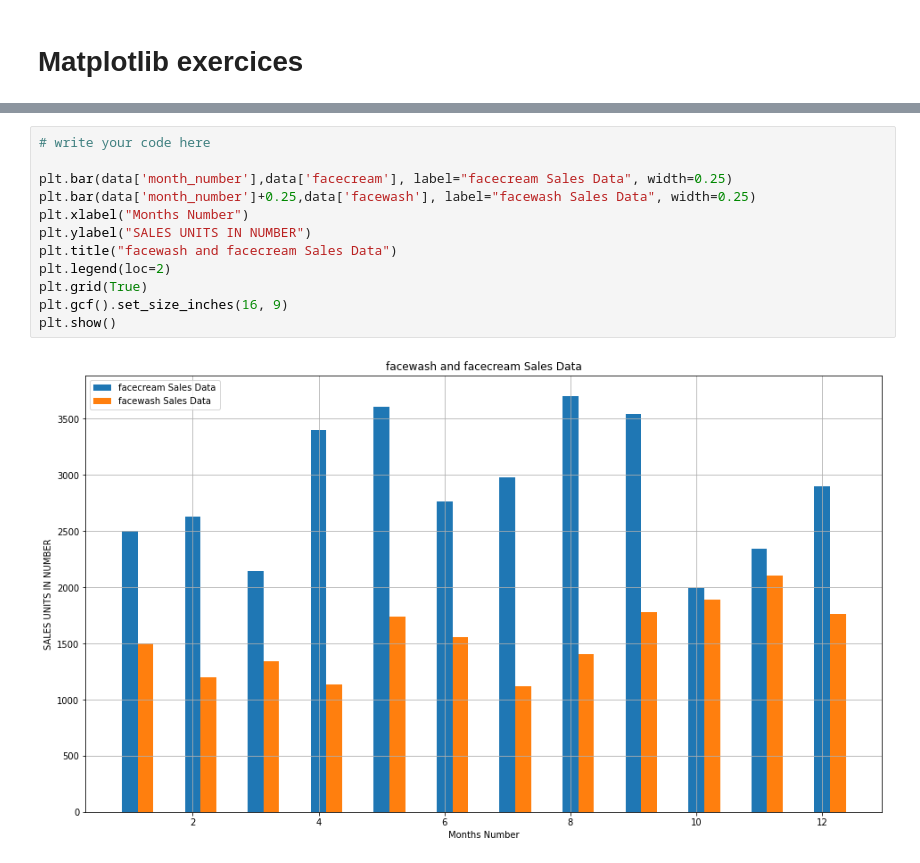
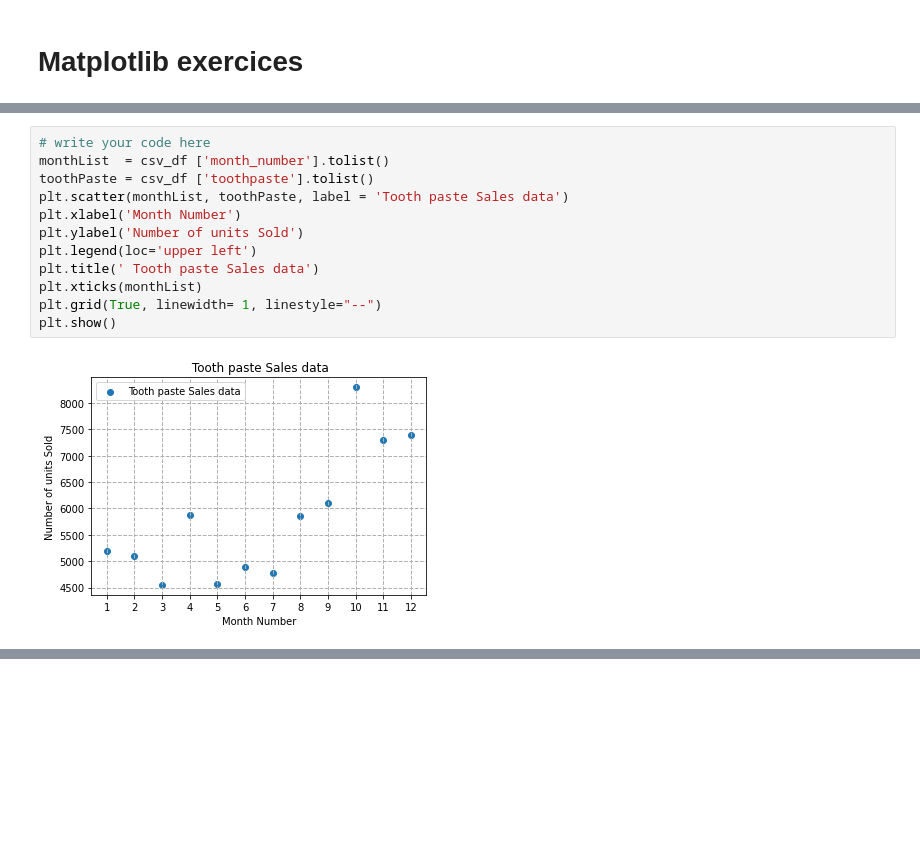
Before and after one commit to oherba/M111-Advanced-Python-and-Database-Management, a Jupyter notebook: day01/exercises/03-matplotlib_basic_assignment.ipynb, the cells around one changed output, grey strips where cells are left out. Saved outputs shown, nothing was run; the diff lists cells and outputs as text; blank space fills up the shorter version.

```diff
--- a/day01/exercises/03-matplotlib_basic_assignment.ipynb
+++ b/day01/exercises/03-matplotlib_basic_assignment.ipynb
@@ -112,3 +104,17 @@ plt.show()
+# %%
+# write your code here
+monthList  = csv_df ['month_number'].tolist()
+toothPaste = csv_df ['toothpaste'].tolist()
+plt.scatter(monthList, toothPaste, label = 'Tooth paste Sales data')
+plt.xlabel('Month Number')
+plt.ylabel('Number of units Sold')
+plt.legend(loc='upper left')
+plt.title(' Tooth paste Sales data')
+plt.xticks(monthList)
+plt.grid(True, linewidth= 1, linestyle="--")
+plt.show()
+# %% [output]
+[figure, added]
 # %% [markdown]
 ## Exercise 5
 **Read face cream and facewash product sales data and show it using the bar chart**
@@ -117,17 +123,3 @@ The bar chart should display the number of units sold per month for each product
 **Expected output**
 
 <img src="../data/Facewash_and_facecream_sales_data.png" alt="sales_data" style="width: 700px;"/>
-# %%
-# write your code here
-
-plt.bar(data['month_number'],data['facecream'], label="facecream Sales Data", width=0.25)
-plt.bar(data['month_number']+0.25,data['facewash'], label="facewash Sales Data", width=0.25)
-plt.xlabel("Months Number")
-plt.ylabel("SALES UNITS IN NUMBER")
-plt.title("facewash and facecream Sales Data")
-plt.legend(loc=2)
-plt.grid(True)
-plt.gcf().set_size_inches(16, 9)
-plt.show()
-# %% [output]
-[figure, removed]
```
Also changed, not shown: parts of 16 cells of this notebook.
